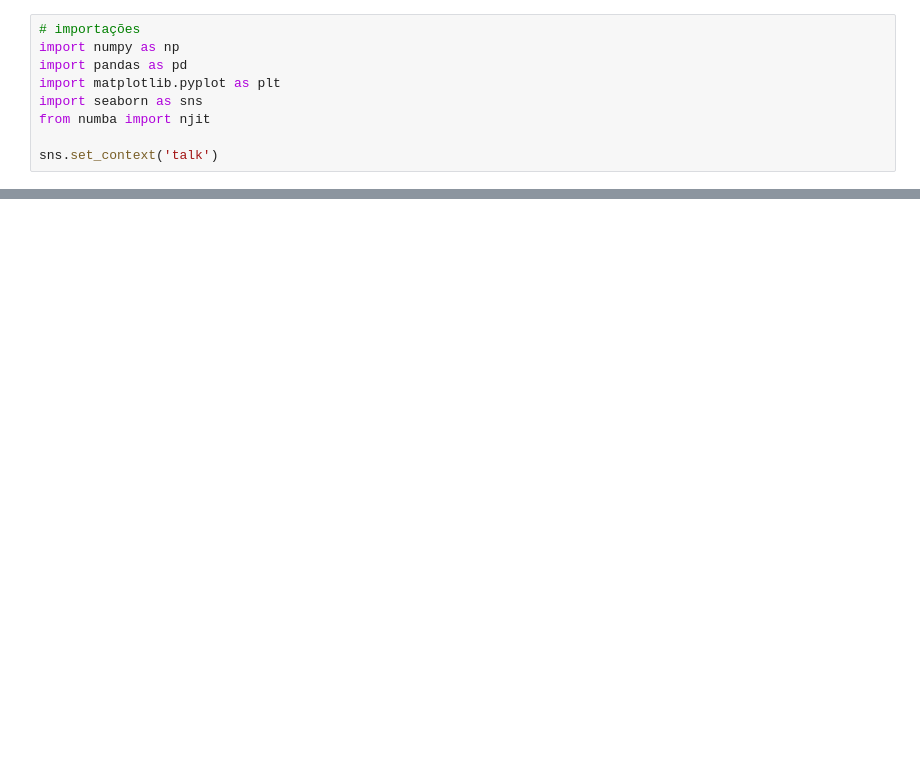
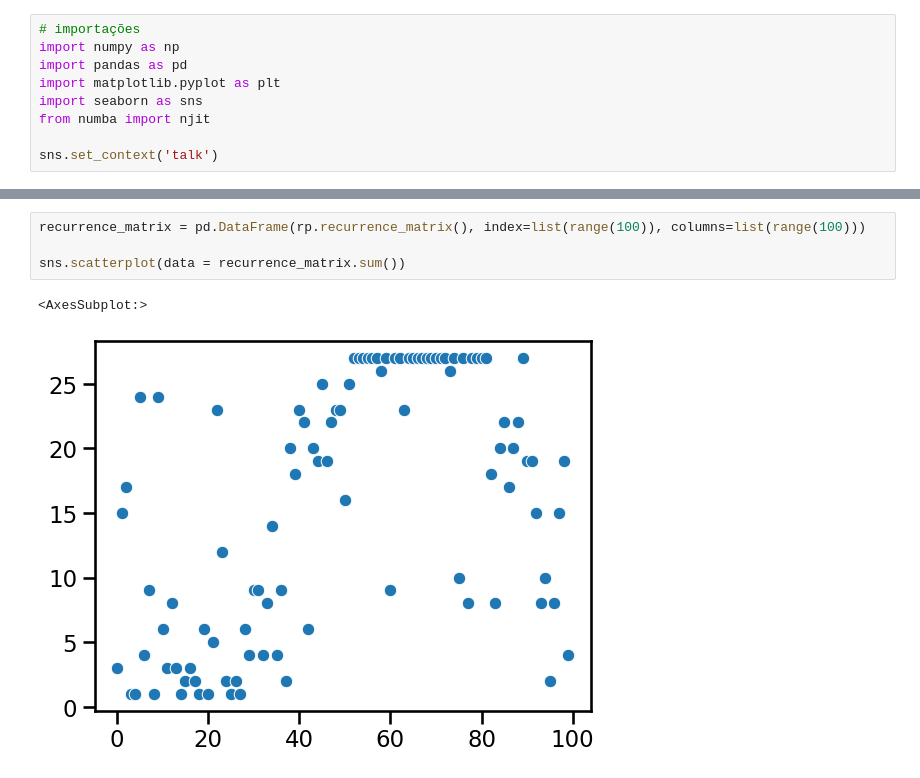
Before and after one commit to ConradBitt/logistico_global, a Jupyter notebook: rulkov_global_coupling.ipynb, the cells around one changed output, grey strips where cells are left out. Cells and saved outputs as stored; diff of their text form; blank space fills up the shorter version.

```diff
--- a/rulkov_global_coupling.ipynb
+++ b/rulkov_global_coupling.ipynb
@@ -100,0 +128,7 @@ plt.show()
+# %%
+recurrence_matrix = pd.DataFrame(rp.recurrence_matrix(), index=list(range(100)), columns=list(range(100)))
+
+sns.scatterplot(data = recurrence_matrix.sum())
+# %% [output]
+<AxesSubplot:>
+[figure, added]
```
Also changed, not shown: parts of 9 cells of this notebook, 7 other files.
